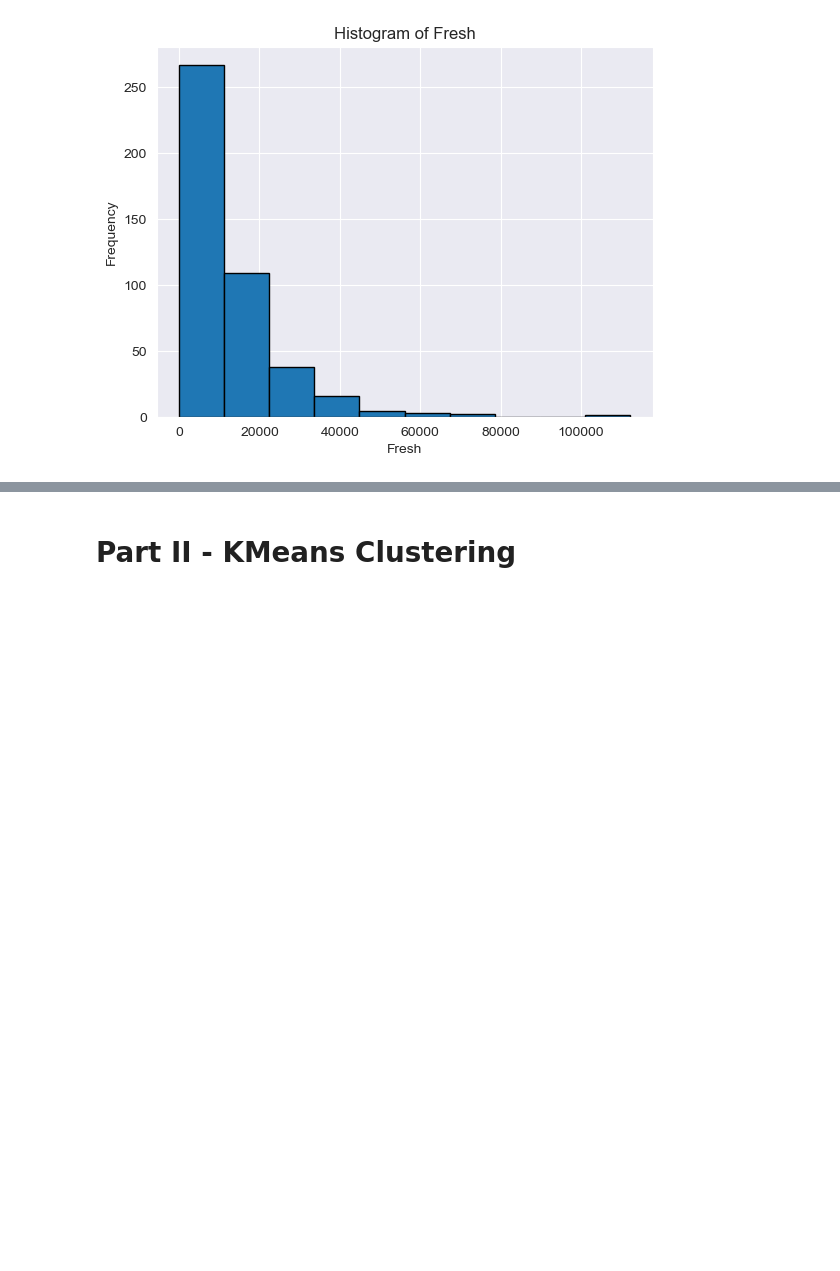
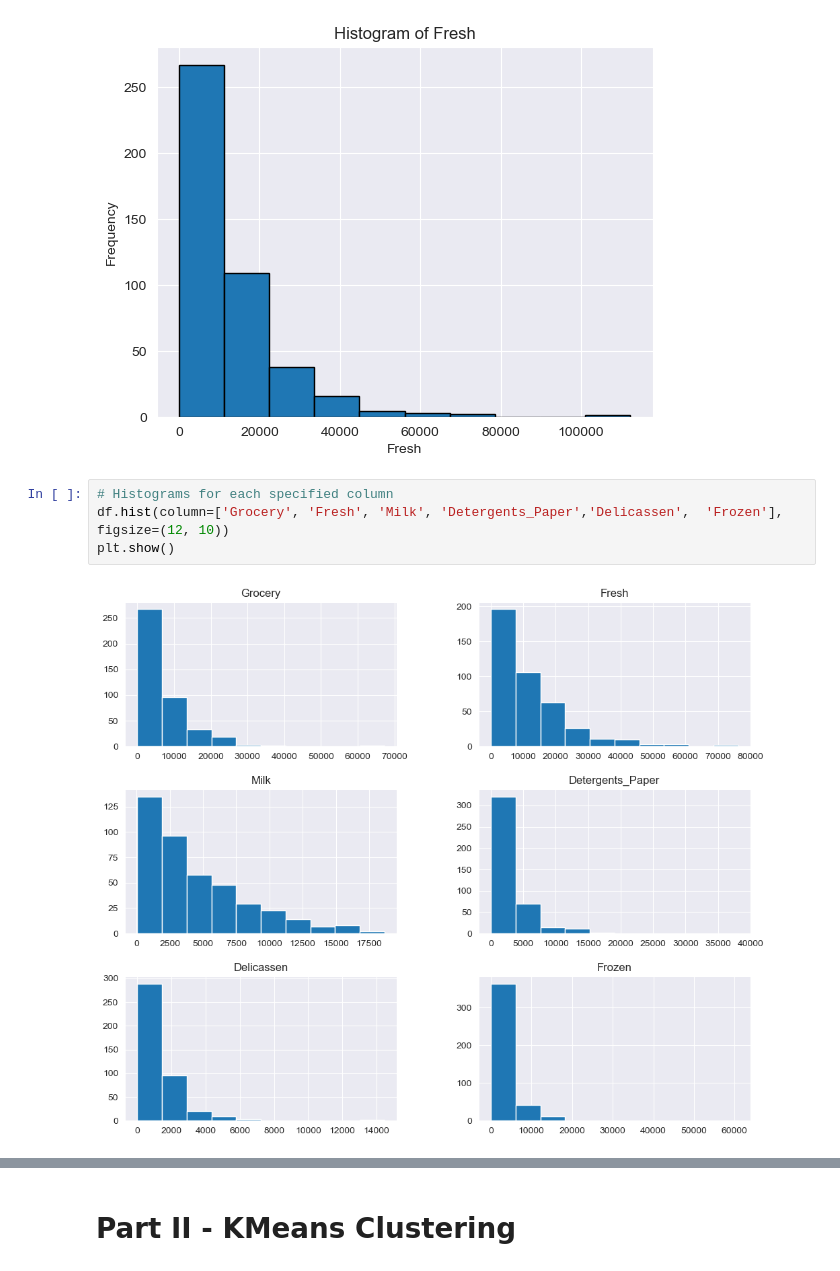
Before and after one commit to imarri01/ML-Unsupervised-Learning, a Jupyter notebook: Unsupervised Learning - Project.ipynb, the cells around one changed output, grey strips where cells are left out. Saved outputs shown, nothing was run; the diff lists cells and outputs as text; blank space fills up the shorter version.

```diff
--- a/Unsupervised Learning - Project.ipynb
+++ b/Unsupervised Learning - Project.ipynb
@@ -80,3 +85,9 @@ plt.title('Histogram of Fresh')
 plt.show()
 # %% [output]
 [figure]
+# %%
+# Histograms for each specified column
+df.hist(column=['Grocery', 'Fresh', 'Milk', 'Detergents_Paper','Delicassen',  'Frozen'], figsize=(12, 10))
+plt.show()
+# %% [output]
+[figure, added]
```
Also changed, not shown: parts of 43 cells of this notebook.
